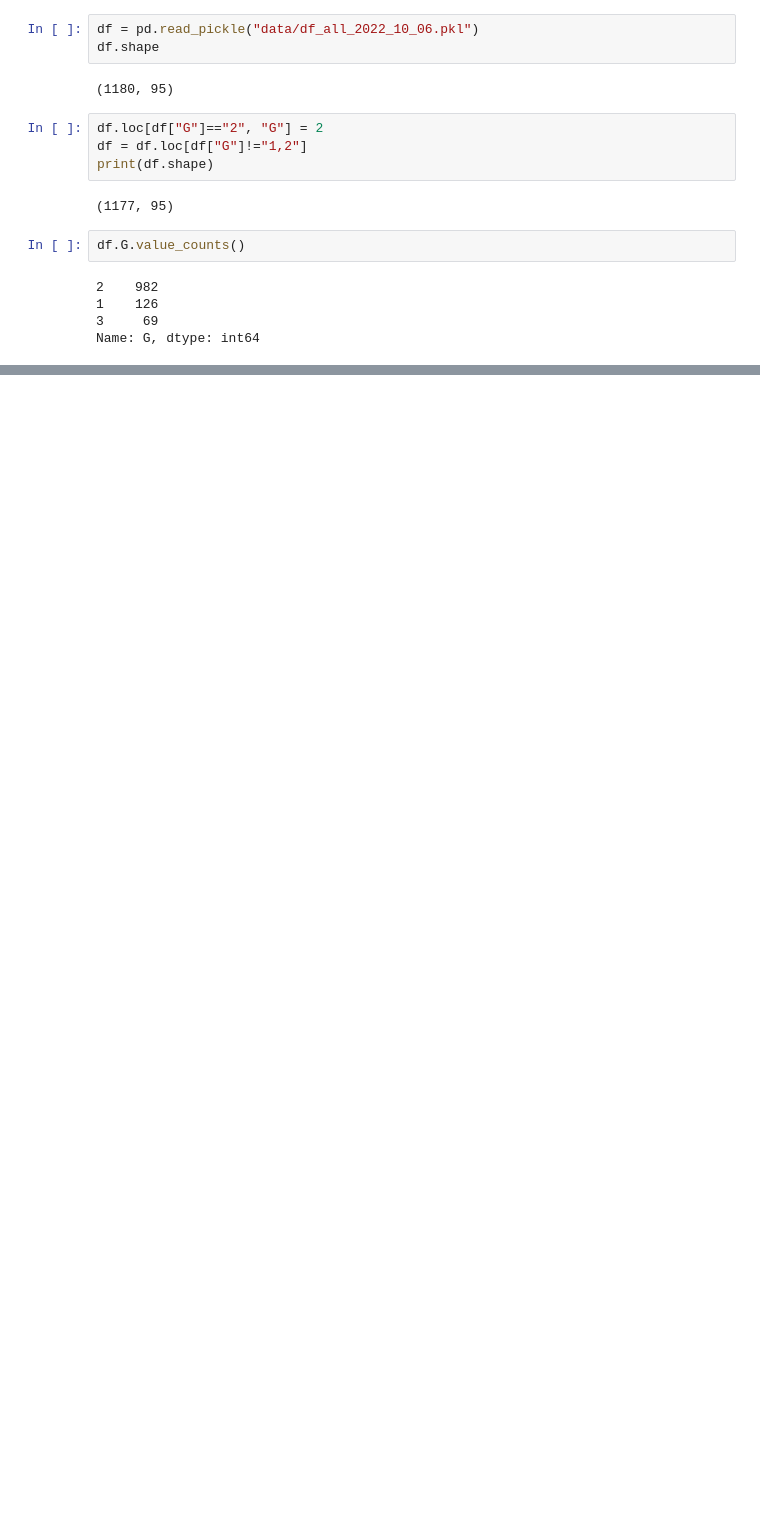
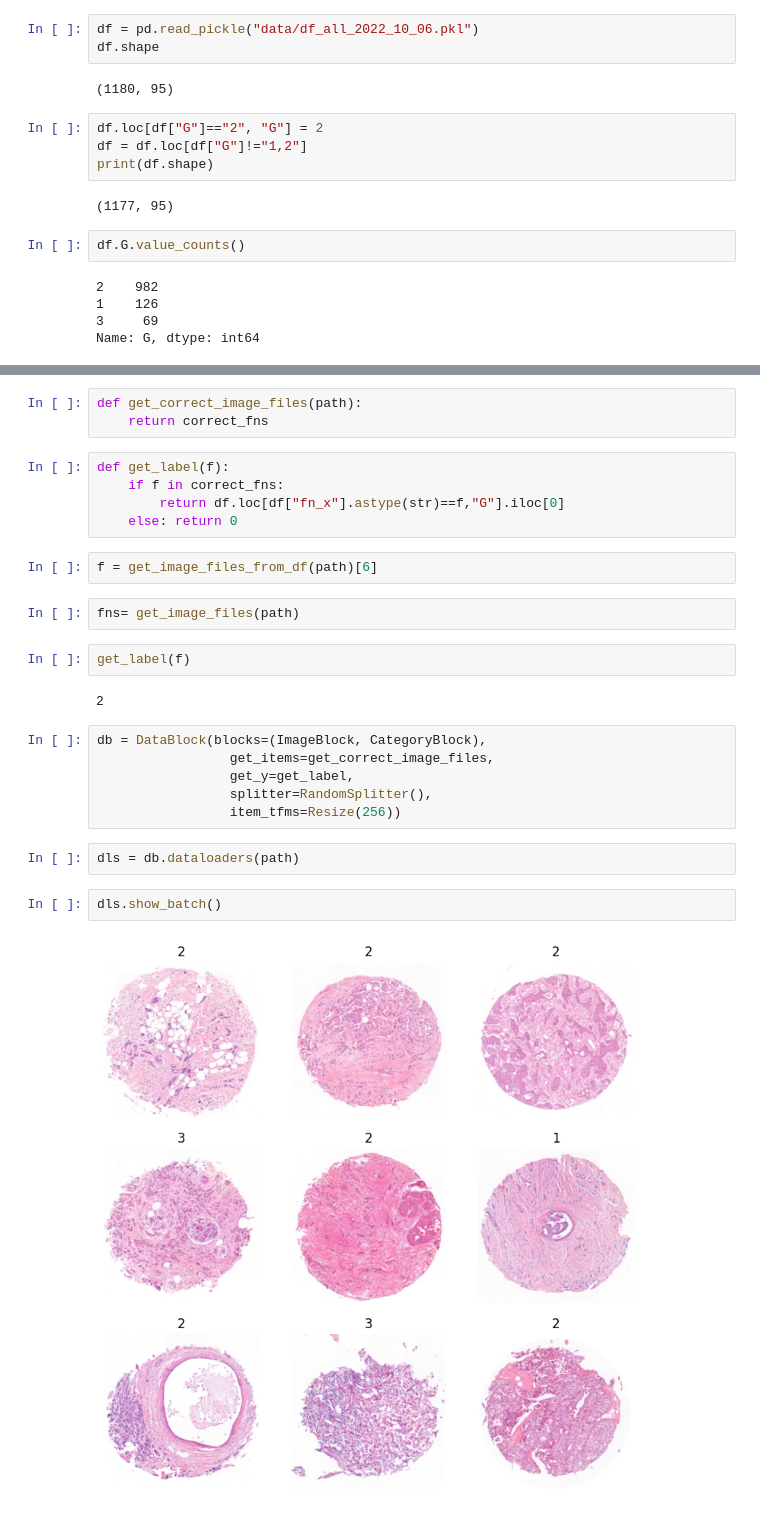
Before and after one commit to DiTscho/ml, a Jupyter notebook: 04a_experimenting.ipynb, the cells around one changed output, grey strips where cells are left out. Saved outputs shown, nothing was run; the diff lists cells and outputs as text; blank space fills up the shorter version.

```diff
--- a/04a_experimenting.ipynb
+++ b/04a_experimenting.ipynb
@@ -105,0 +92,28 @@ AttributeError: 'Tensor' object has no attribute 'show'
+# %%
+def get_correct_image_files(path):
+    return correct_fns
+# %%
+def get_label(f):
+    if f in correct_fns:
+        return df.loc[df["fn_x"].astype(str)==f,"G"].iloc[0]
+    else: return 0
+# %%
+f = get_image_files_from_df(path)[6]
+# %%
+fns= get_image_files(path)
+# %%
+get_label(f)
+# %% [output]
+2
+# %%
+db = DataBlock(blocks=(ImageBlock, CategoryBlock),
+                 get_items=get_correct_image_files,
+                 get_y=get_label,
+                 splitter=RandomSplitter(),
+                 item_tfms=Resize(256))
+# %%
+dls = db.dataloaders(path)
+# %%
+dls.show_batch()
+# %% [output]
+[figure, added]
```
Also changed, not shown: parts of 33 cells of this notebook, 2 other files.
